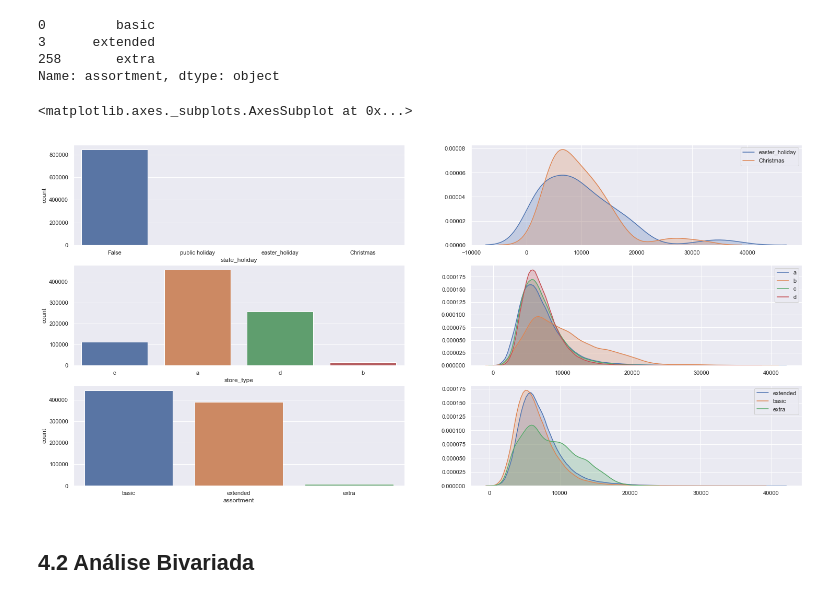
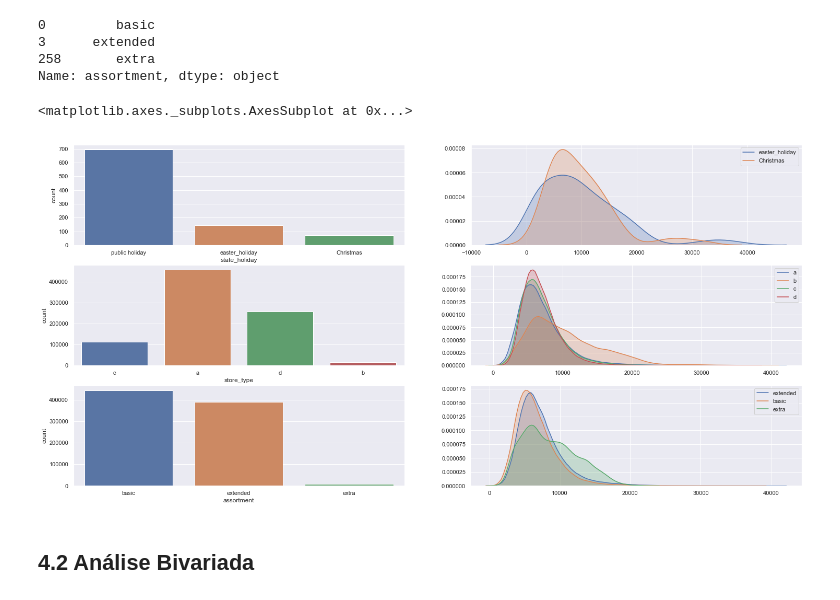
Before and after one commit to vpaula07/DataScience_Em_Producao, a Jupyter notebook: m04_v01_store_sales_prediction.ipynb, the cells around one changed output. Cells and saved outputs as stored; diff of their text form; code cells hidden in the pictures.

```diff
--- a/m04_v01_store_sales_prediction.ipynb
+++ b/m04_v01_store_sales_prediction.ipynb
@@ -33,7 +33,6 @@ from matplotlib import pyplot as plt
 from IPython.display import Image
 
 import matplotlib.pyplot as plt
-plt.style.use("ggplot")
 # %% [markdown]
 ## 0.1 Helper Functions
 # %% [markdown]
@@ -558,35 +557,35 @@ Name: assortment, dtype: object
 # %%
 #state_holiday
 plt.subplot(3,2,1)
-a = df4[df4['state_holiday'] != 'regular_day']
+a = df4[df4['state_holiday'] != 0]
 sns.countplot(a['state_holiday'])
 
 plt.subplot(3,2,2)
 sns.kdeplot(df4[df4['state_holiday']=='public_holiday']['sales'], label='public_holiday', shade=True)
 sns.kdeplot(df4[df4['state_holiday']=='easter_holiday']['sales'], label='easter_holiday', shade=True)
 sns.kdeplot(df4[df4['state_holiday']=='Christmas']['sales'], label='Christmas', shade=True)
 
 #store_type
 plt.subplot(3,2,3)
 sns.countplot(df4['store_type'])
 
 plt.subplot(3,2,4)
 sns.kdeplot(df4[df4['store_type']=='a']['sales'], label='a', shade=True)
 sns.kdeplot(df4[df4['store_type']=='b']['sales'], label='b', shade=True)
 sns.kdeplot(df4[df4['store_type']=='c']['sales'], label='c', shade=True)
 sns.kdeplot(df4[df4['store_type']=='d']['sales'], label='d', shade=True)
 
 #assortment
 plt.subplot(3,2,5)
 sns.countplot(df4['assortment'])
 
 plt.subplot(3,2,6)
 sns.kdeplot(df4[df4['assortment']=='extended']['sales'], label = 'extended', shade=True)
 sns.kdeplot(df4[df4['assortment']=='basic']['sales'], label = 'basic', shade=True)
 sns.kdeplot(df4[df4['assortment']=='extra']['sales'], label = 'extra', shade=True)
 # %% [output]
 <matplotlib.axes._subplots.AxesSubplot at 0x...>
-[figure, old version]
+[figure, new version]
 # %% [markdown]
 ## 4.2 Análise Bivariada
 # %% [markdown]
```
Also changed, not shown: parts of 16 cells of this notebook.
